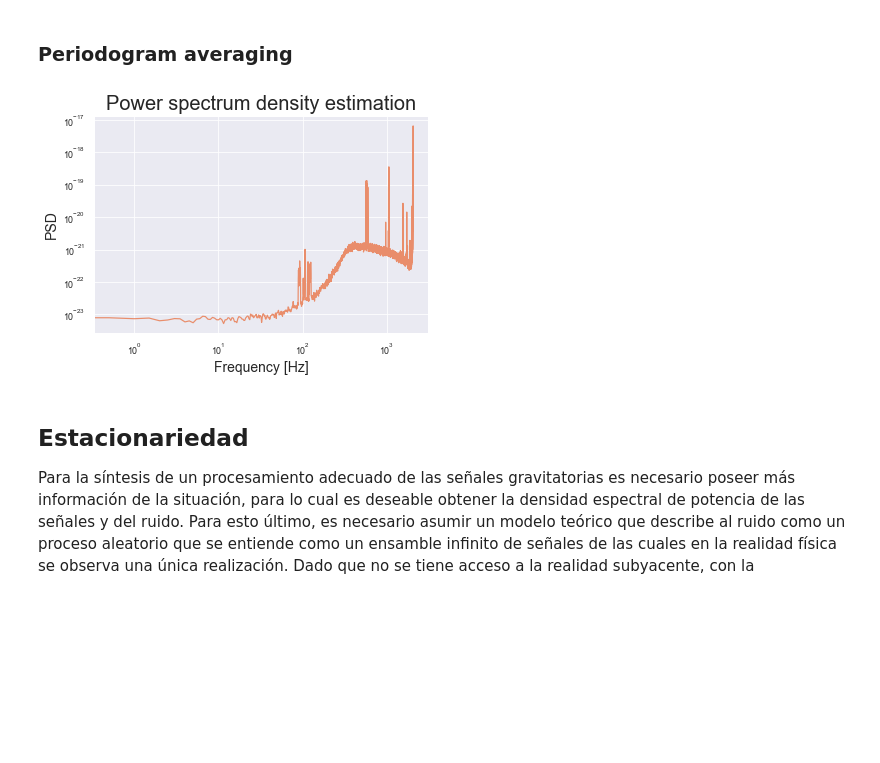
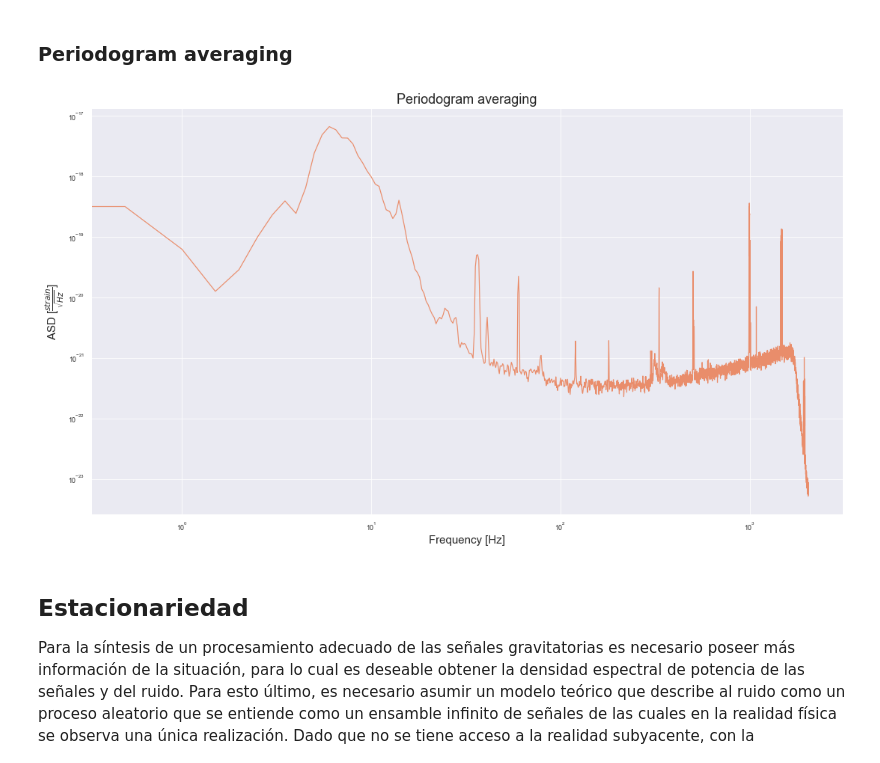
Before and after one commit to asp-image-dsp/asp-tp1, a Jupyter notebook: notebooks/report.ipynb, the cells around one changed output. Cells and saved outputs as stored; diff of their text form; code cells hidden in the pictures; blank space fills up the shorter version.

Commit message:
Plotting averange, smoothing

```diff
--- a/notebooks/report.ipynb
+++ b/notebooks/report.ipynb
@@ -299,9 +314,11 @@ def periodogram_averaging(x: np.array, window_size: int, overlap: float = 0.0, w
     # Squash and average periodograms
     return periodograms.sum(axis=0) / K
 # %%
+# Compute the periodogram and plot it
 h1_32_psd_averaging = periodogram_averaging(h1_32_samples, 8192, 0.0, window='hanning')
+plot_asd(h1_32_psd_averaging, 1 / h1_32_ts, f'Periodogram averaging')
 # %% [output]
-[figure, old version]
+[figure, new version]
 # %% [markdown]
 ## Estacionariedad
 Para la síntesis de un procesamiento adecuado de las señales gravitatorias es necesario poseer más información de la situación, para lo cual es deseable obtener la densidad espectral de potencia de las señales y del ruido. Para esto último, es necesario asumir un modelo teórico que describe al ruido como un proceso aleatorio que se entiende como un ensamble infinito de señales de las cuales en la realidad física se observa una única realización. Dado que no se tiene acceso a la realidad subyacente, con la información incompleta que se posee sólo es posible estimar cómo podría ser el espectro del ruido. La calidad de esta estimación está principalmente gobernada por el carácter de ergodicidad del proceso subyacente, esto quiere decir que si tal proceso fuera ergódico, conocer una única realización es suficiente información para conocer su espectro, ya que es altamente representativa de todo el ensamble. No obstante, no se sabe si el proceso es efectivamente ergódico y aunque lo fuera no se conoce la realización, sino un fragmento de ella, por ende siempre se obtiene una estimación ruidosa.
```
Also changed, not shown: parts of 8 cells of this notebook.
